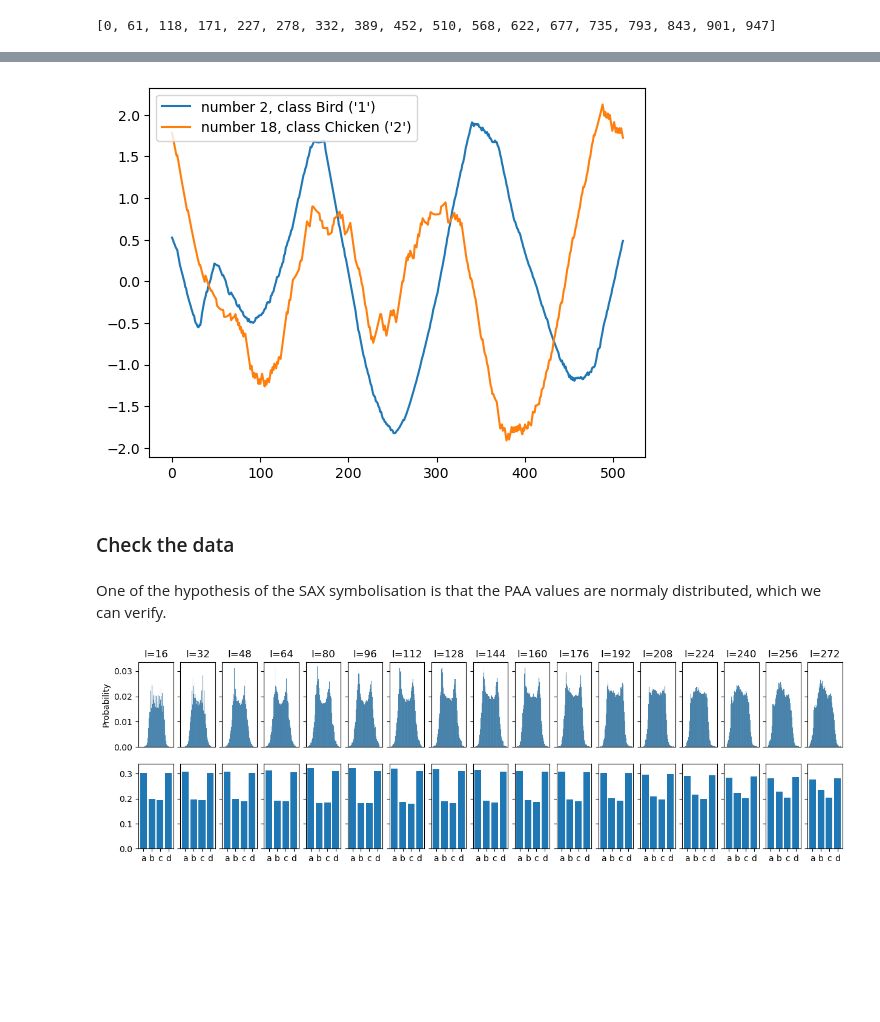
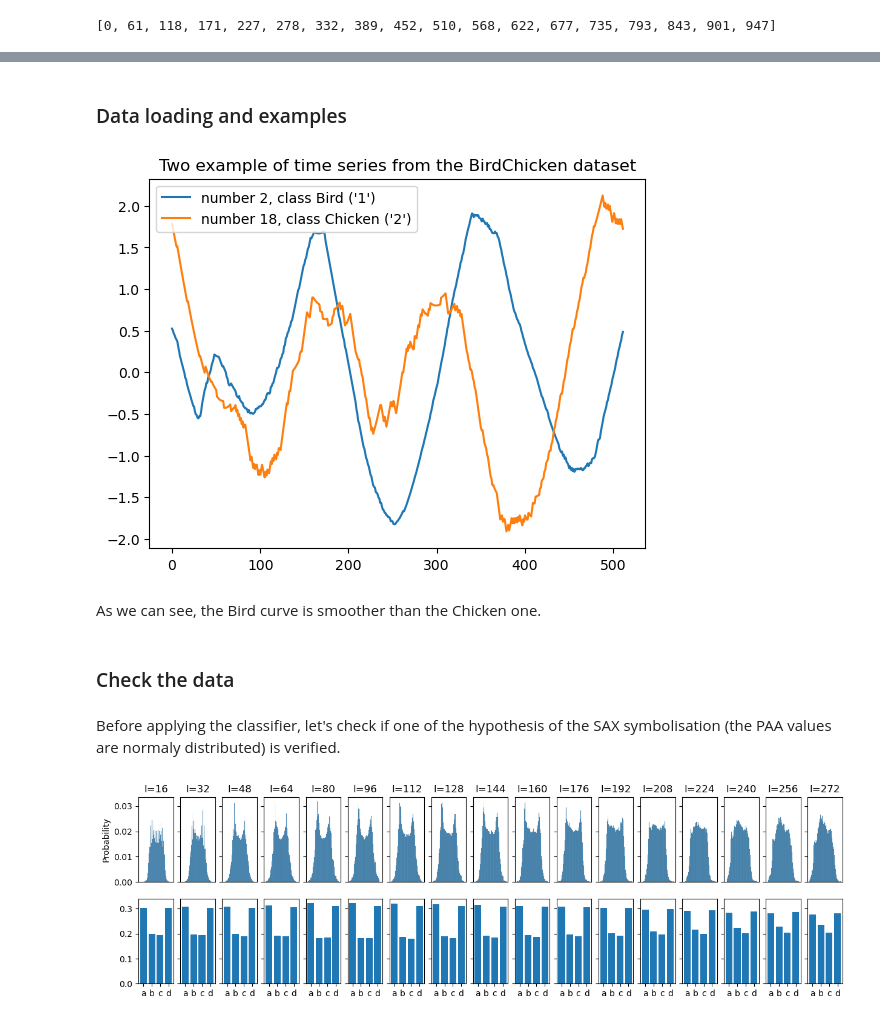
Before and after one commit to StanislasDOZIAS/MR-SEQL, a Jupyter notebook: notebooks/final_notebook.ipynb, the cells around one changed output, grey strips where cells are left out. Cells and saved outputs as stored; diff of their text form; code cells hidden in the pictures; blank space fills up the shorter version.

```diff
--- a/notebooks/final_notebook.ipynb
+++ b/notebooks/final_notebook.ipynb
@@ -609,3 +636,5 @@ We observe some minor difference but maybe they didn't use the same list_l as fo
+# %% [markdown]
+### Data loading and examples
 # %%
 dataset_name = "BirdChicken"
 
@@ -621,18 +650,20 @@ X_test, y_test = load_from_tsfile_to_dataframe(
 # %%
 # An example of 2 Time Series from this dataset
 
 i, j = 2, 18
 plt.plot(X_train["dim_0"][i], label=f"number {i}, class {class_dict[y_train[i]]} ('{y_train[i]}')")
 plt.plot(X_train["dim_0"][j], label=f"number {j}, class {class_dict[y_train[j]]} ('{y_train[j]}')")
-
+plt.title(f"Two example of time series from the {dataset_name} dataset")
 plt.legend()
 plt.show()
 # %% [output]
-[figure, old version]
+[figure, new version]
+# %% [markdown]
+As we can see, the Bird curve is smoother than the Chicken one.
 # %% [markdown]
 ### Check the data
 # %% [markdown]
-One of the hypothesis of the SAX symbolisation is that the PAA values are normaly distributed, which we can verify.
+Before applying the classifier, let's check if one of the hypothesis of the SAX symbolisation (the PAA values are normaly distributed) is verified.
 # %%
 def timeseries2PAA(timeseries, l, w):
     """
```
Also changed, not shown: parts of 65 cells of this notebook.
